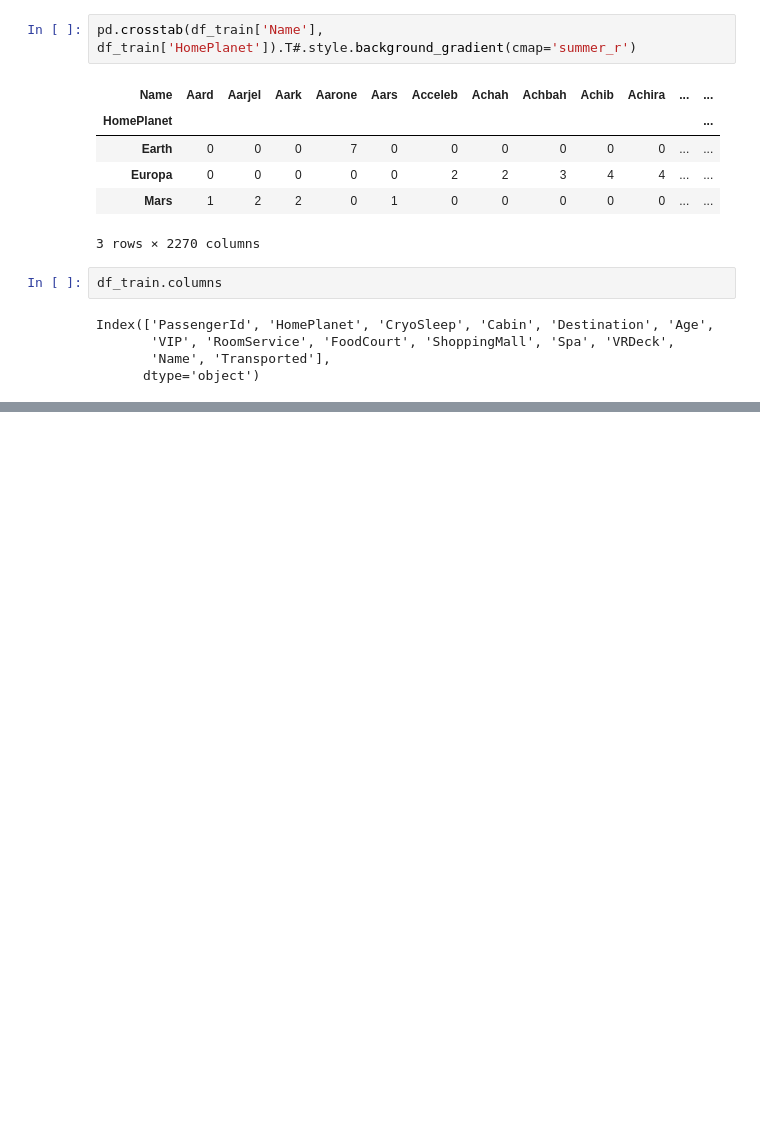
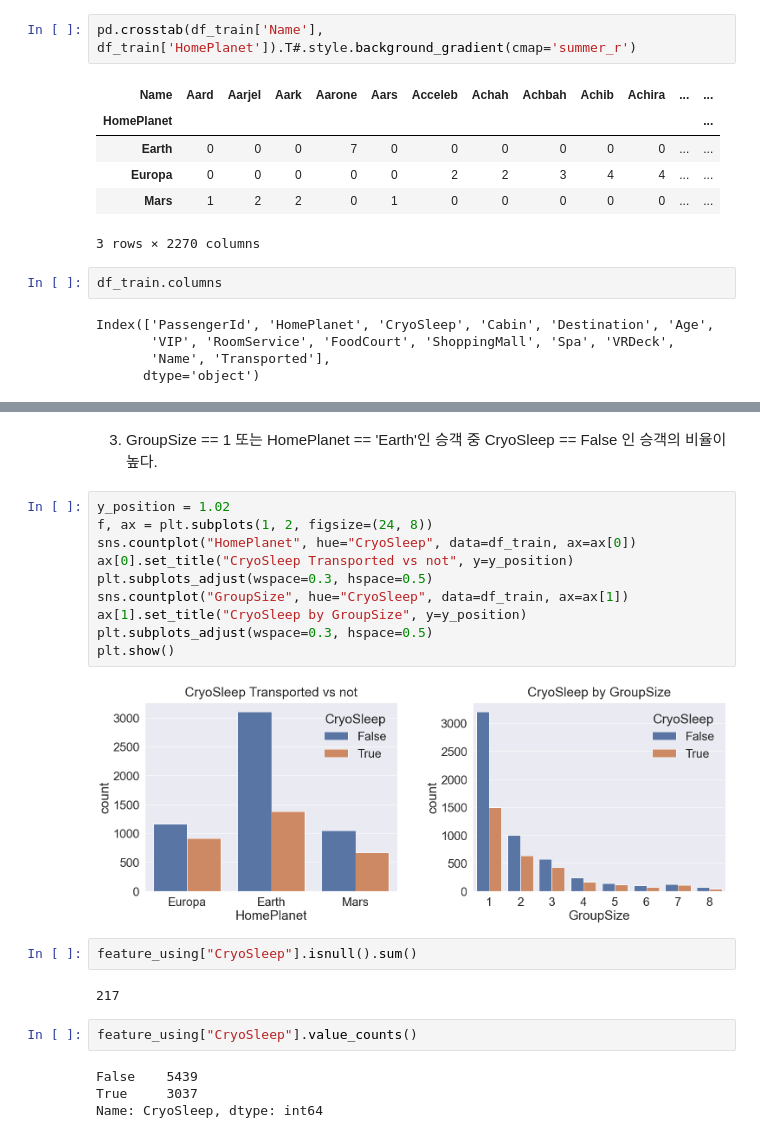
Before and after one commit to HyeonGeunY/kaggle, a Jupyter notebook: spaceship_titanic/notebooks/spaceshiptitanic-prediction.ipynb, the cells around one changed output, grey strips where cells are left out. Cells and saved outputs as stored; diff of their text form; blank space fills up the shorter version.

```diff
--- a/spaceship_titanic/notebooks/spaceshiptitanic-prediction.ipynb
+++ b/spaceship_titanic/notebooks/spaceshiptitanic-prediction.ipynb
@@ -85,0 +155,24 @@ Index(['PassengerId', 'HomePlanet', 'CryoSleep', 'Cabin', 'Destination', 'Age',
+# %% [markdown]
+3. GroupSize == 1 또는 HomePlanet == 'Earth'인 승객 중 CryoSleep == False 인 승객의 비율이 높다.
+# %%
+y_position = 1.02
+f, ax = plt.subplots(1, 2, figsize=(24, 8))
+sns.countplot("HomePlanet", hue="CryoSleep", data=df_train, ax=ax[0])
+ax[0].set_title("CryoSleep Transported vs not", y=y_position)
+plt.subplots_adjust(wspace=0.3, hspace=0.5)
+sns.countplot("GroupSize", hue="CryoSleep", data=df_train, ax=ax[1])
+ax[1].set_title("CryoSleep by GroupSize", y=y_position)
+plt.subplots_adjust(wspace=0.3, hspace=0.5)
+plt.show()
+# %% [output]
+[figure, added]
+# %%
+feature_using["CryoSleep"].isnull().sum()
+# %% [output]
+217
+# %%
+feature_using["CryoSleep"].value_counts()
+# %% [output]
+False    5439
+True     3037
+Name: CryoSleep, dtype: int64
```
Also changed, not shown: parts of 16 cells of this notebook, 1 other file.
